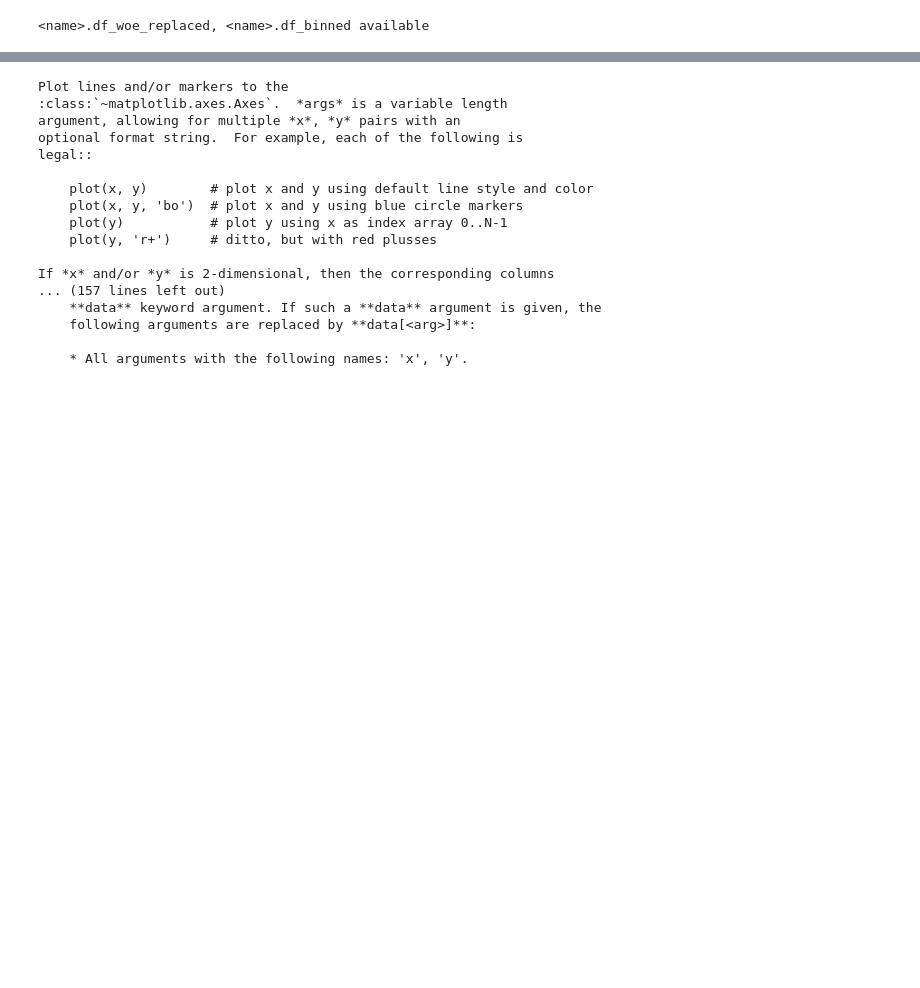
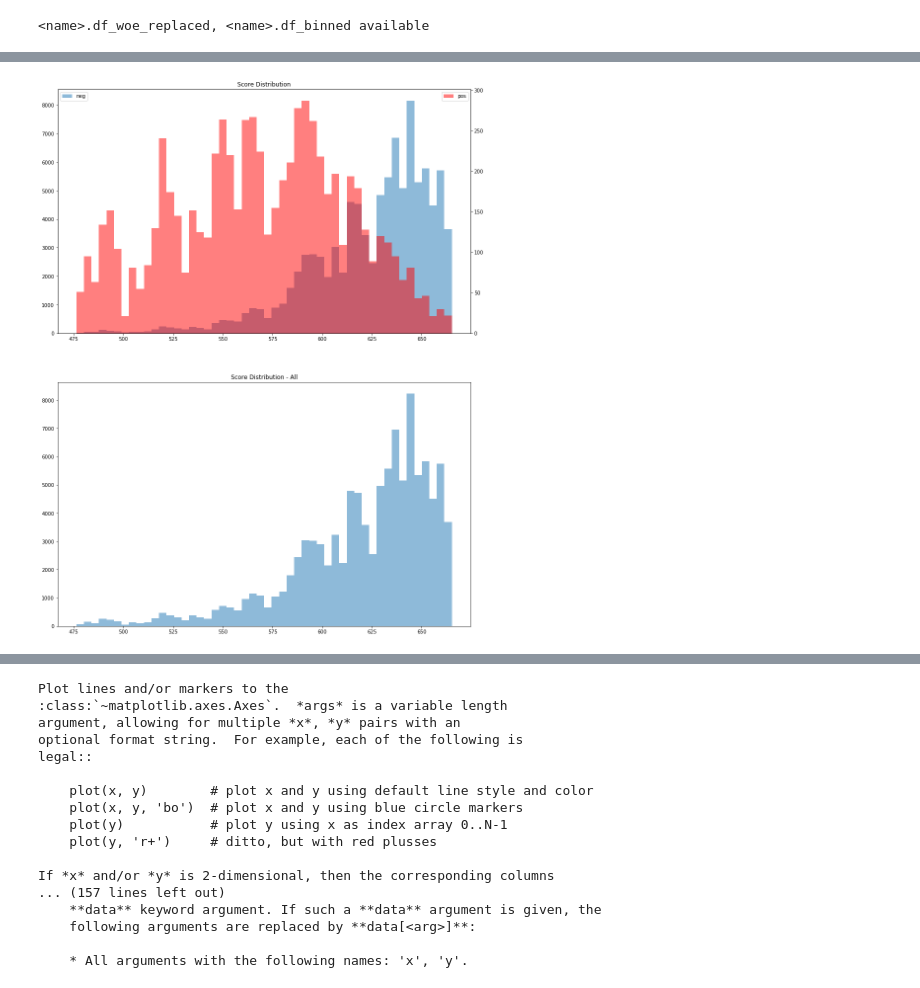
Before and after one commit to fycoopery/fy_scorecard, a Jupyter notebook: test_notebook/fy_scorecard_test.ipynb, the cells around one changed output, grey strips where cells are left out. Saved outputs shown, nothing was run; the diff lists cells and outputs as text; code cells hidden in the pictures; blank space fills up the shorter version.

```diff
--- a/test_notebook/fy_scorecard_test.ipynb
+++ b/test_notebook/fy_scorecard_test.ipynb
@@ -136,0 +164,4 @@ Index([u'test_cat1', u'NumberOfOpenCreditLinesAndLoans',
+# %%
+ximu.score_dist_chart
+# %% [output]
+[figure, added]
```
Also changed, not shown: parts of 23 cells of this notebook, 1 other file.
